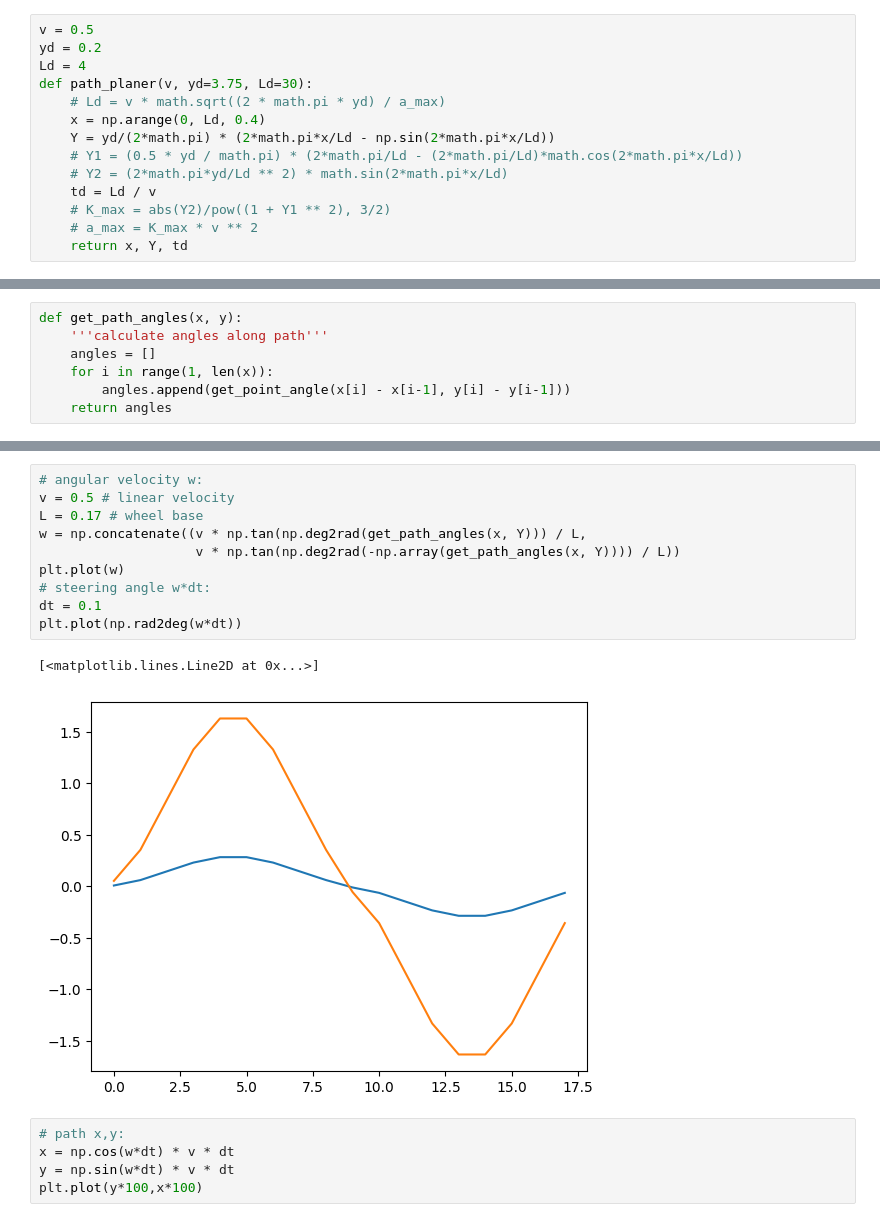
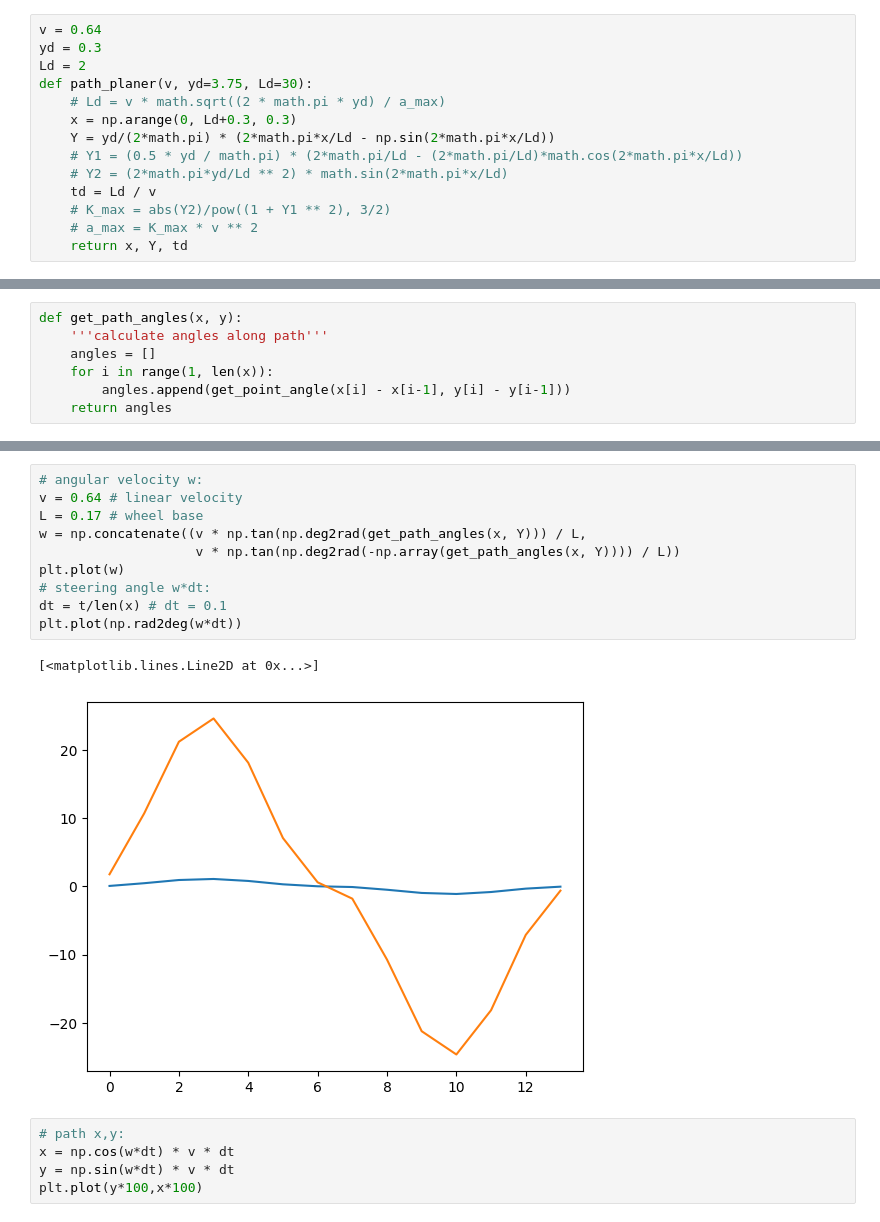
Before and after one commit to legonko/Final-project, a Jupyter notebook: lib/utils/test_path_planning.ipynb, the cells around one changed output, grey strips where cells are left out. Saved outputs shown, nothing was run; the diff lists cells and outputs as text.

```diff
--- a/lib/utils/test_path_planning.ipynb
+++ b/lib/utils/test_path_planning.ipynb
@@ -15,12 +15,12 @@ from matplotlib.pyplot import imshow
 from skimage.draw import line
 # from jetracer.nvidia_racecar import NvidiaRacecar
 # %%
-v = 0.5
-yd = 0.2
-Ld = 4
+v = 0.64
+yd = 0.3
+Ld = 2
 def path_planer(v, yd=3.75, Ld=30):
     # Ld = v * math.sqrt((2 * math.pi * yd) / a_max)
-    x = np.arange(0, Ld, 0.4)
+    x = np.arange(0, Ld+0.3, 0.3)
     Y = yd/(2*math.pi) * (2*math.pi*x/Ld - np.sin(2*math.pi*x/Ld))
     # Y1 = (0.5 * yd / math.pi) * (2*math.pi/Ld - (2*math.pi/Ld)*math.cos(2*math.pi*x/Ld))
     # Y2 = (2*math.pi*yd/Ld ** 2) * math.sin(2*math.pi*x/Ld)
@@ -80,16 +95,16 @@ plt.plot(get_path_angles(x, Y))
 # %%
 # angular velocity w:
-v = 0.5 # linear velocity
+v = 0.64 # linear velocity
 L = 0.17 # wheel base
 w = np.concatenate((v * np.tan(np.deg2rad(get_path_angles(x, Y))) / L,
                     v * np.tan(np.deg2rad(-np.array(get_path_angles(x, Y)))) / L))
 plt.plot(w)
 # steering angle w*dt:
-dt = 0.1
+dt = t/len(x) # dt = 0.1
 plt.plot(np.rad2deg(w*dt))
 # %% [output]
 [<matplotlib.lines.Line2D at 0x...>]
-[figure, old version]
+[figure, new version]
 # %%
 # path x,y:
 x = np.cos(w*dt) * v * dt
```
Also changed, not shown: parts of 11 cells of this notebook, 4 other files.
